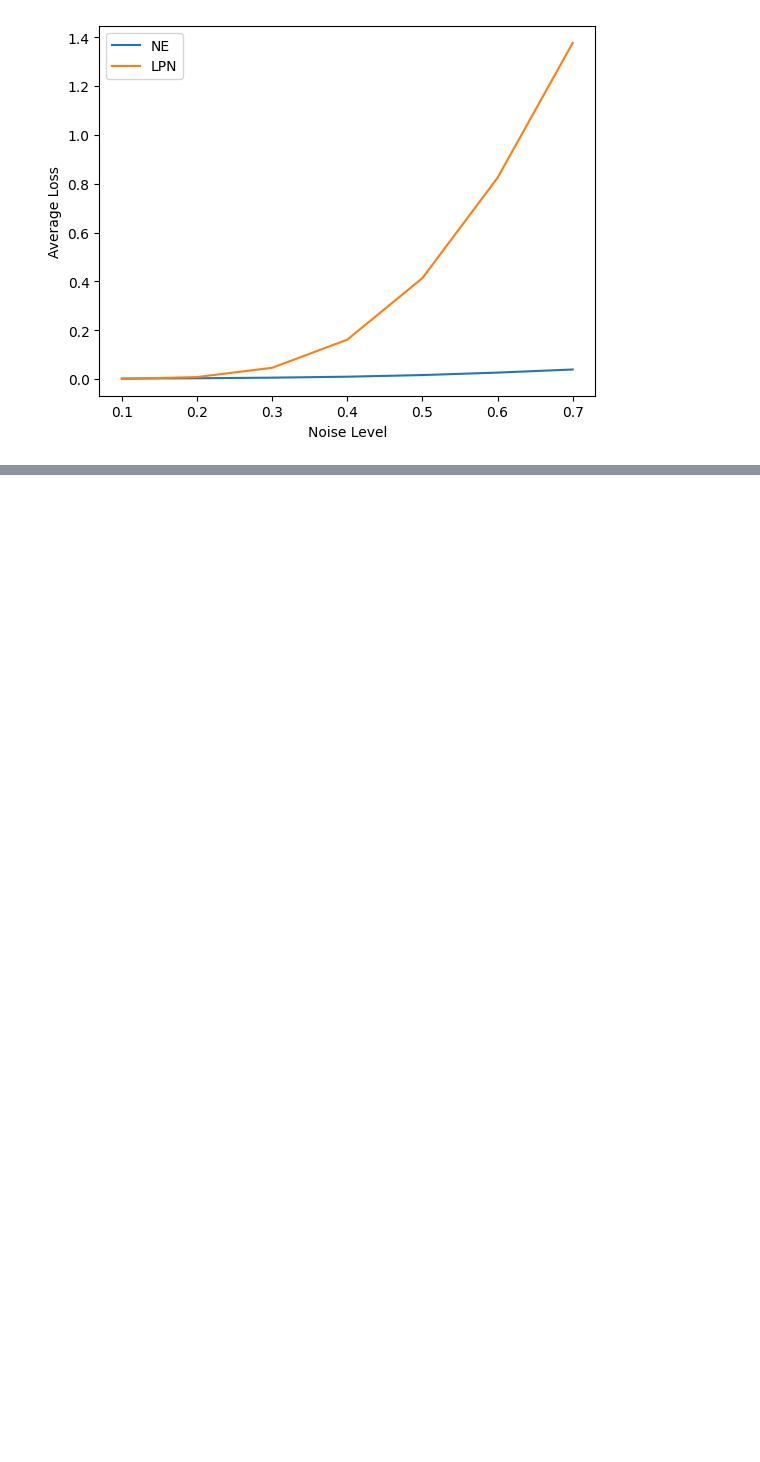
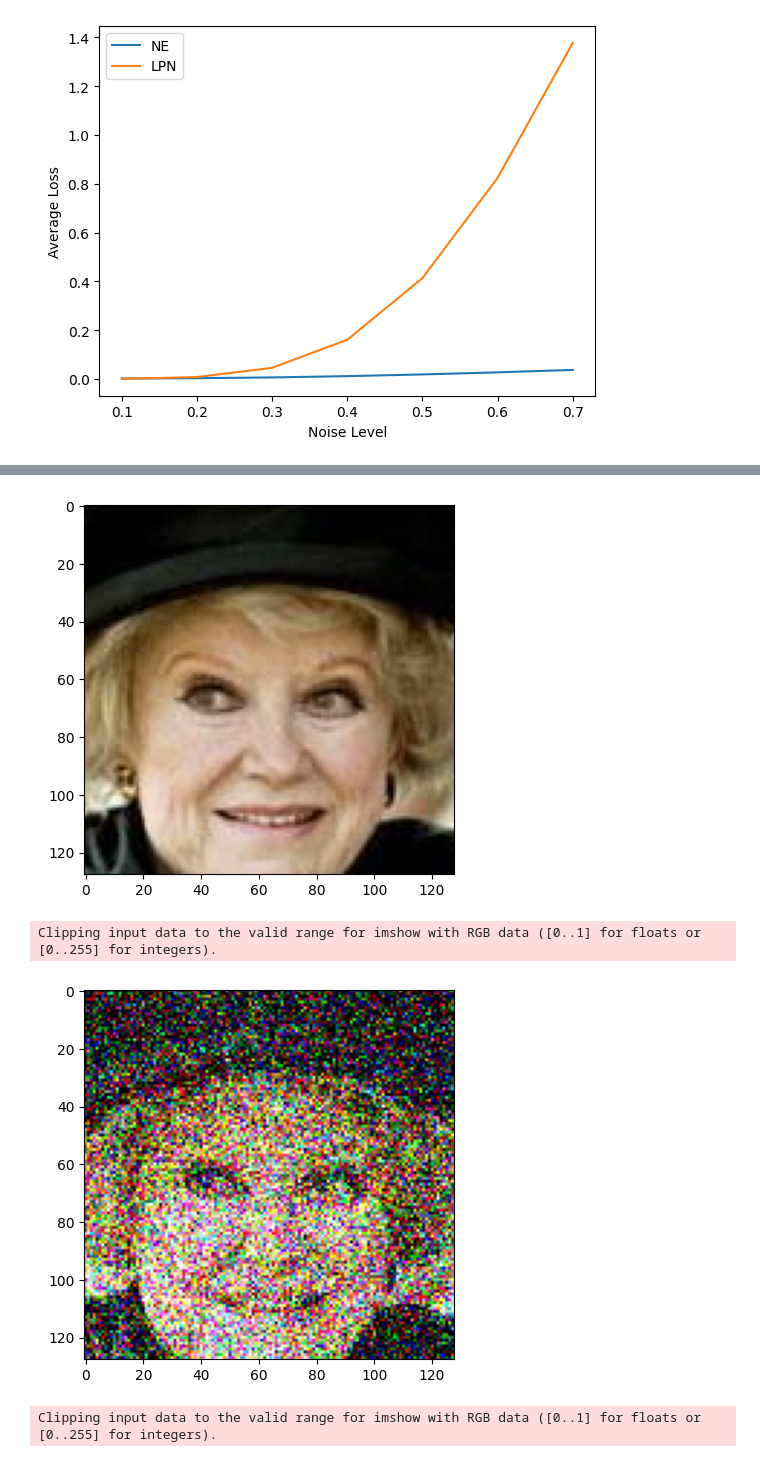
Before and after one commit to OriSavir/learned-proximal-networks, a Jupyter notebook: exps/celeba/noise_level_tests.ipynb, the cells around one changed output, grey strips where cells are left out. Drawn from its saved outputs; the diff is of its cells as text; code cells hidden in the pictures; blank space fills up the shorter version.

```diff
--- a/exps/celeba/noise_level_tests.ipynb
+++ b/exps/celeba/noise_level_tests.ipynb
@@ -52,3 +51,8 @@ test_dataset = load_dataset(dataset_config, "test")
 test_data_loader = torch.utils.data.DataLoader(test_dataset, batch_size=1, shuffle=False, num_workers=4)
 # %% [output]
 dataset:  celeba
+# %%
+dataset_config_path_lpn = "./configs/test_dataset.json"
+dataset_config_lpn = load_config(dataset_config_path_lpn)
+test_dataset_lpn = load_dataset(dataset_config_lpn, "test")
+test_data_loader_lpn = torch.utils.data.DataLoader(test_dataset_lpn, batch_size=1, shuffle=False, num_workers=4)
@@ -124,0 +161,24 @@ plt.show()
+# %%
+for step, batch in enumerate(test_data_loader_lpn):
+    image = batch["image"].to(device)
+    noised_image = image + 0.4 * torch.randn_like(image)
+    output = lpn(noised_image)
+
+    #plot original image
+    plt.imshow(image[0].cpu().detach().numpy().transpose(1, 2, 0))
+    plt.show()
+
+    #plot noised
+    plt.imshow(noised_image[0].cpu().detach().numpy().transpose(1, 2, 0))
+    plt.show()
+
+    #plot output
+    plt.imshow(output[0].cpu().detach().numpy().transpose(1, 2, 0))
+    plt.show()
+
+    break
+# %% [output]
+[figure, added]
+Clipping input data to the valid range for imshow with RGB data ([0..1] for floats or [0..255] for integers).
+[figure, added]
+Clipping input data to the valid range for imshow with RGB data ([0..1] for floats or [0..255] for integers).
```
Also changed, not shown: parts of 9 cells of this notebook, 28 other files.
